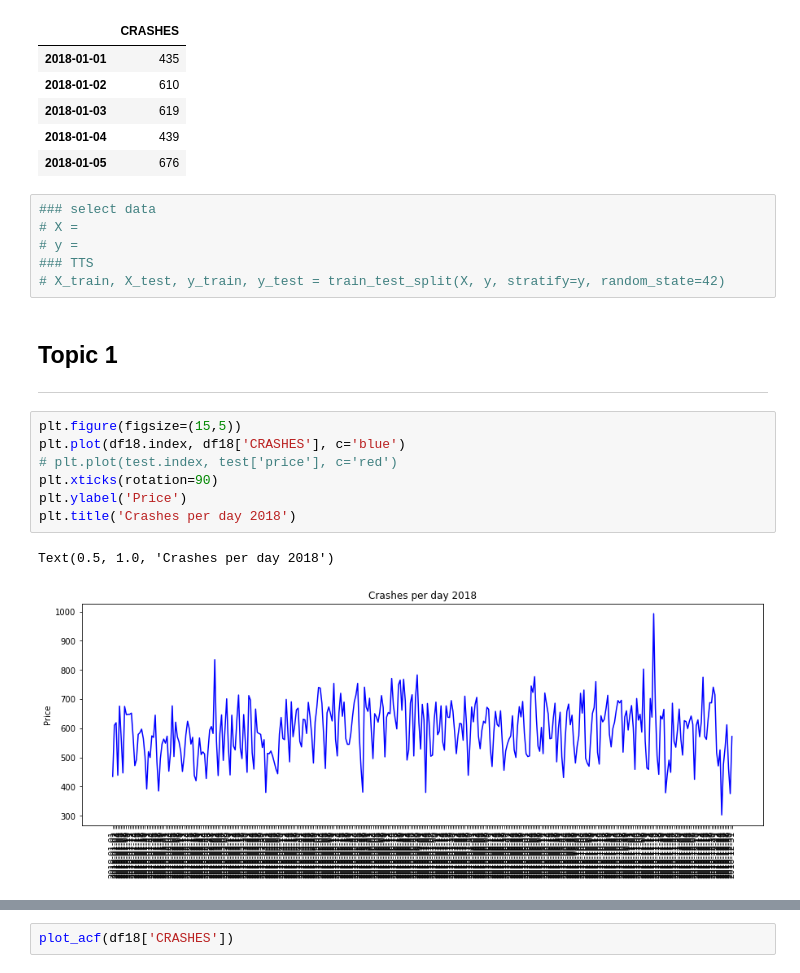
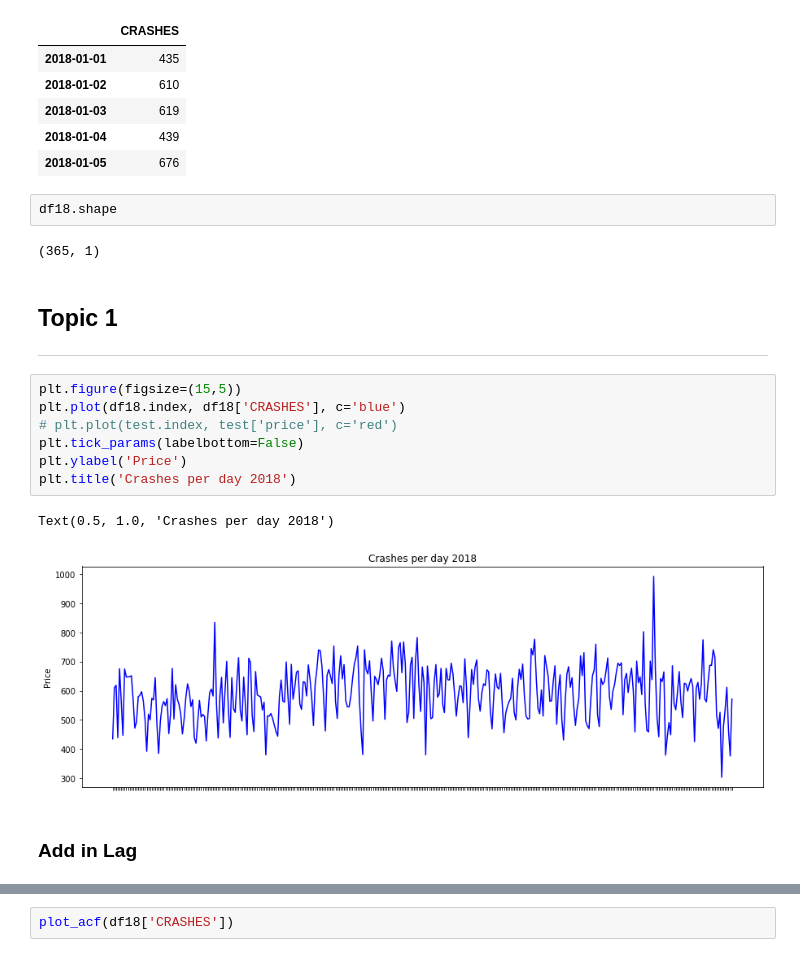
Before and after one commit to rdepiero218/crash_dummies, a Jupyter notebook: rd_time-series.ipynb, the cells around one changed output, grey strips where cells are left out. Cells and saved outputs as stored; diff of their text form.

```diff
--- a/rd_time-series.ipynb
+++ b/rd_time-series.ipynb
@@ -58,23 +58,23 @@ df18.head()
 | 2018-01-03 | 619 |
 | 2018-01-04 | 439 |
 | 2018-01-05 | 676 |
-# %%
-### select data
-# X =
-# y =
-### TTS
-# X_train, X_test, y_train, y_test = train_test_split(X, y, stratify=y, random_state=42)
+# %%
+df18.shape
+# %% [output]
+(365, 1)
 # %% [markdown]
 ## Topic 1 <a class="anchor" id="topic-1"></a>
 <hr/>
 # %%
 plt.figure(figsize=(15,5))
 plt.plot(df18.index, df18['CRASHES'], c='blue')
 # plt.plot(test.index, test['price'], c='red')
-plt.xticks(rotation=90)
+plt.tick_params(labelbottom=False)
 plt.ylabel('Price')
 plt.title('Crashes per day 2018')
 # %% [output]
 Text(0.5, 1.0, 'Crashes per day 2018')
-[figure, old version]
+[figure, new version]
+# %% [markdown]
+### Add in Lag
 # %%
```
Also changed, not shown: parts of 12 cells of this notebook, 6 other files.
